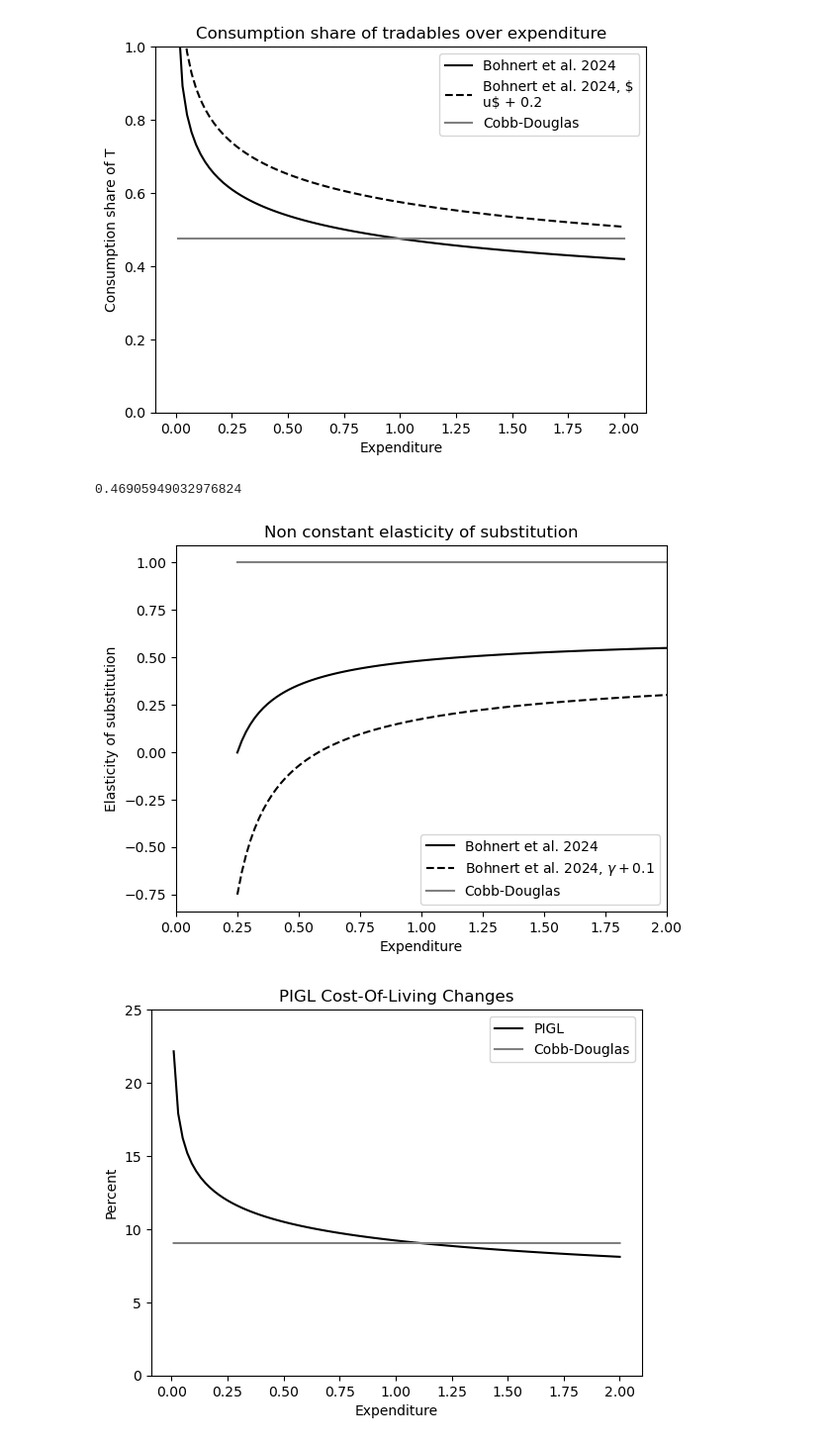
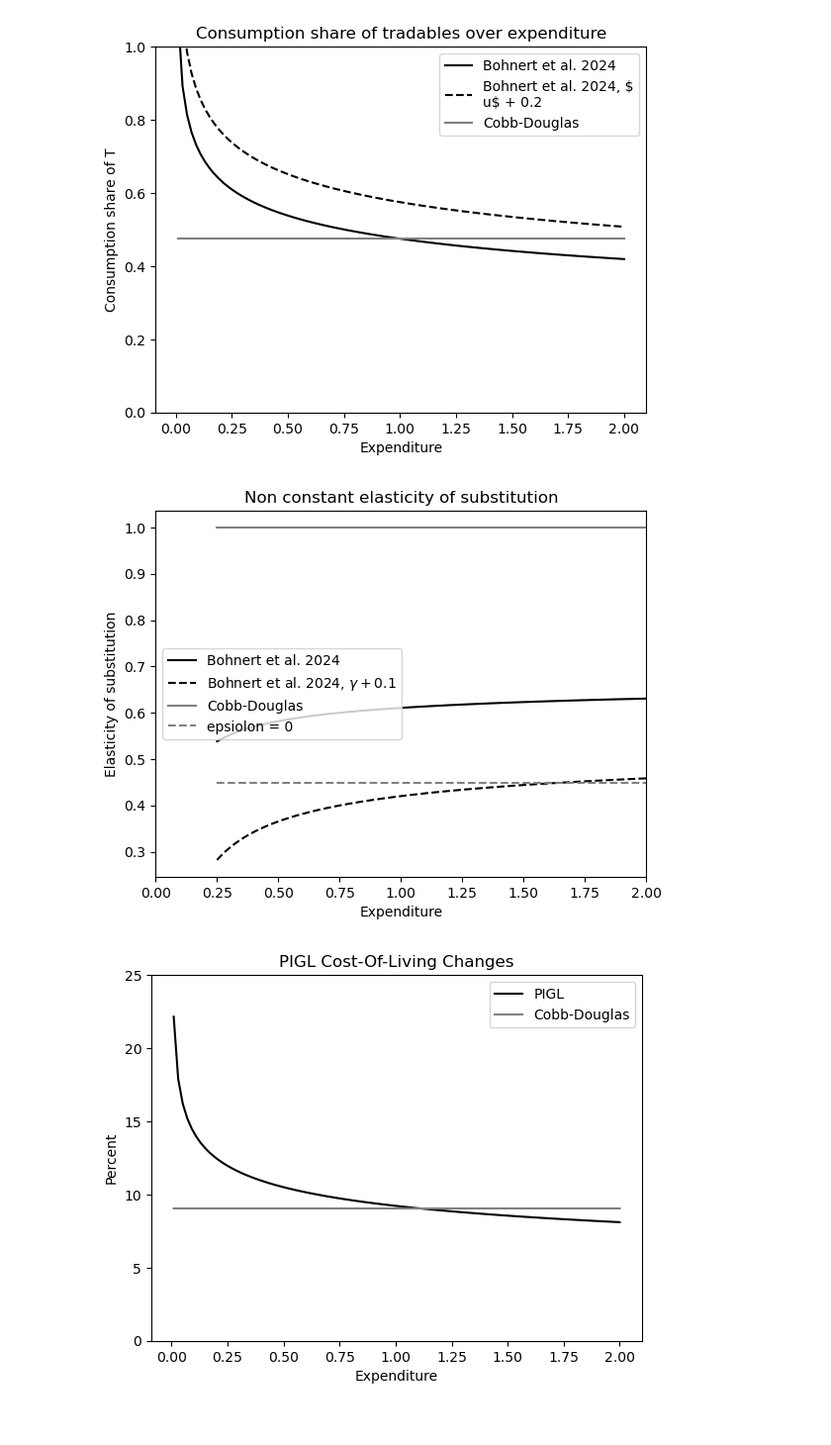
Before and after one commit to funlime/I_HANK_PIGL, a Jupyter notebook: Partial_2802.ipynb, the cells around one changed output. Shown at 99% size. Saved outputs shown, nothing was run; the diff lists cells and outputs as text; code cells hidden in the pictures.

```diff
--- a/Partial_2802.ipynb
+++ b/Partial_2802.ipynb
@@ -182,43 +182,46 @@ ax.legend()
 if new_fig: plt.savefig('Figures/consumption_share_T_over_expenditure.png', dpi=300, bbox_inches='tight')
 # %% [output]
 [figure]
-# %%
-par_bohnert.nu = 0.675
+# %%
+# Coppy par borhert
+par_bohnert_epsilon0 = SimpleNamespace()
+par_bohnert_epsilon0.epsilon = 0.0
+par_bohnert_epsilon0.gamma = par_bohnert.gamma
+par_bohnert_epsilon0.nu = par_bohnert.nu
 # %%
 #calc_NCES
 # Coppy par borhert
 par_bohnert_gamma_high = SimpleNamespace()
 par_bohnert_gamma_high.epsilon = par_bohnert.epsilon
 par_bohnert_gamma_high.gamma = par_bohnert.gamma + 0.1
 par_bohnert_gamma_high.nu = par_bohnert.nu
 
 
 fig, ax = plt.subplots()#figsize=(12, 8))
 
 # alternative e starting at 0.25
 e_alt = np.linspace(0.25, 2.0, 100)
 ax.plot(e_alt, calc_NCES(par_bohnert, e_alt), label='Bohnert et al. 2024', c='k')
 ax.plot(e_alt, calc_NCES(par_bohnert_gamma_high, e_alt), label='Bohnert et al. 2024, $\gamma + 0.1 $', c='k', linestyle='--')
 ax.plot(e_alt, calc_NCES(par_cd, e_alt), label='Cobb-Douglas', c='grey', linestyle='-')
+ax.plot(e_alt, calc_NCES(par_bohnert_epsilon0, e_alt), label='epsiolon = 0', c='grey', linestyle='--')
 
-print(calc_NCES(par_bohnert, 0.91))
 
 # e_alt = np.linspace(0.25, 2.0, 100)
 # ax.plot(e_alt, calc_NCES_alt(par_bohnert, e_alt), label='Bohnert et al. 2024', c='r', linestyle='--')
 # ax.plot(e_alt, calc_NCES_alt(par_bohnert_gamma_high, e_alt), label='Bohnert et al. 2024, $\gamma + 0.1 $', c='r', linestyle='--')
 # ax.plot(e_alt, calc_NCES_alt(par_cd, e_alt), label='Cobb-Douglas', c='r', linestyle='--')
 
 
 
 ax.set_xlabel('Expenditure')
 ax.set_ylabel('Elasticity of substitution')
 ax.legend()
 ax.set_xlim(0.0, 2.0)
 ax.set_title('Non constant elasticity of substitution')
 if new_fig: plt.savefig('Figures/elicitcity_of_substitution.png', dpi=300, bbox_inches='tight')
 # %% [output]
-0.46905949032976824
-[figure, old version]
+[figure, new version]
 # %%
 # Plotting IPP
 #par_bohnert_epsilon_high.epsilon = par_bohnert.epsilon + 0.2
```
Also changed, not shown: 2 other files.
